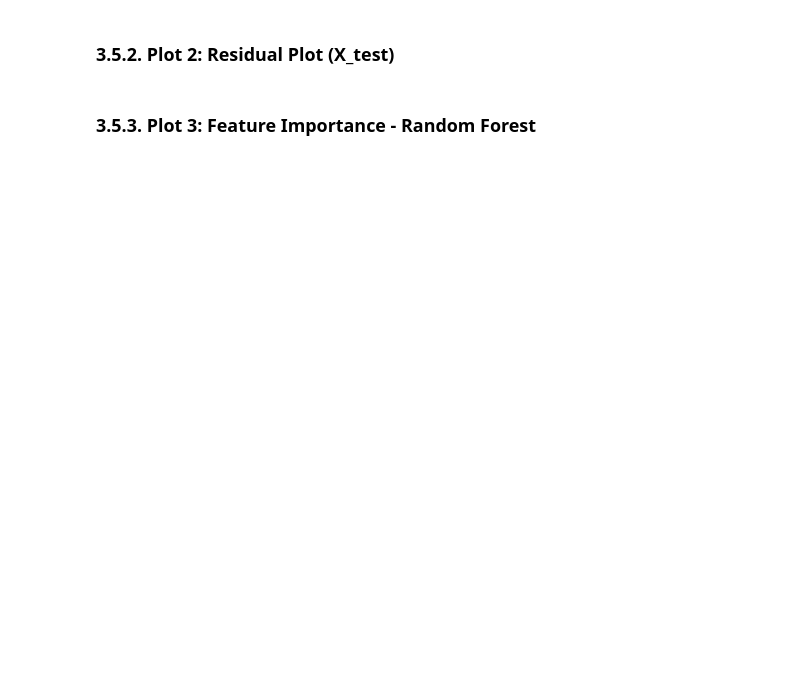
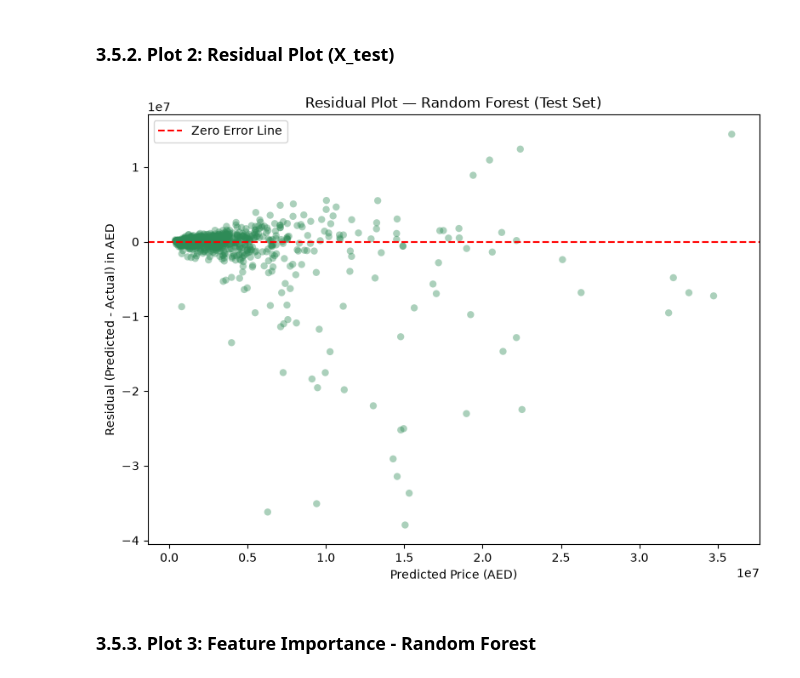
Before and after one commit to Jan-Hrusa/CSCI323_Project, a Jupyter notebook: CSCI323_PROJECT.ipynb, the cells around one changed output. Cells and saved outputs as stored; diff of their text form; code cells hidden in the pictures; blank space fills up the shorter version.

```diff
--- a/CSCI323_PROJECT.ipynb
+++ b/CSCI323_PROJECT.ipynb
@@ -711,20 +815,29 @@ plt.show()
 # %% [markdown]
 ### 3.5.2. Plot 2: Residual Plot (X_test)
 # %%
+# ==================== 3.5.2. Residual Plot (Original AED Scale) ====================
 # residual = predicted price minus actual price
 # dots scattered randomly around 0 = good, any pattern = the model has a bias problem
-residuals = final_predictions - y_test
+# Use consistent original scale for both actual and predicted values
+y_test_original   = np.expm1(y_test)
+final_predictions = np.expm1(final_predictions_log)   # ensure this is defined
+
+# Calculate residuals in original AED units
+residuals = final_predictions - y_test_original
 
 plt.figure(figsize=(8, 6))
 plt.scatter(final_predictions, residuals, alpha=0.4, color='seagreen', edgecolors='none')
+
 plt.axhline(y=0, color='red', linestyle='--', linewidth=1.5, label='Zero Error Line')
 
 plt.xlabel('Predicted Price (AED)')
-plt.ylabel('Residual (Predicted - Actual)')
-plt.title('Residual Plot - Random Forest (X_test)')
+plt.ylabel('Residual (Predicted - Actual) in AED')
+plt.title(f'Residual Plot — {best_tuned_name} (Test Set)')
 plt.legend()
 plt.tight_layout()
 plt.show()
+# %% [output]
+[figure, added]
 # %% [markdown]
 ### 3.5.3. Plot 3: Feature Importance - Random Forest
 # %%
```
Also changed, not shown: parts of 10 cells of this notebook.
